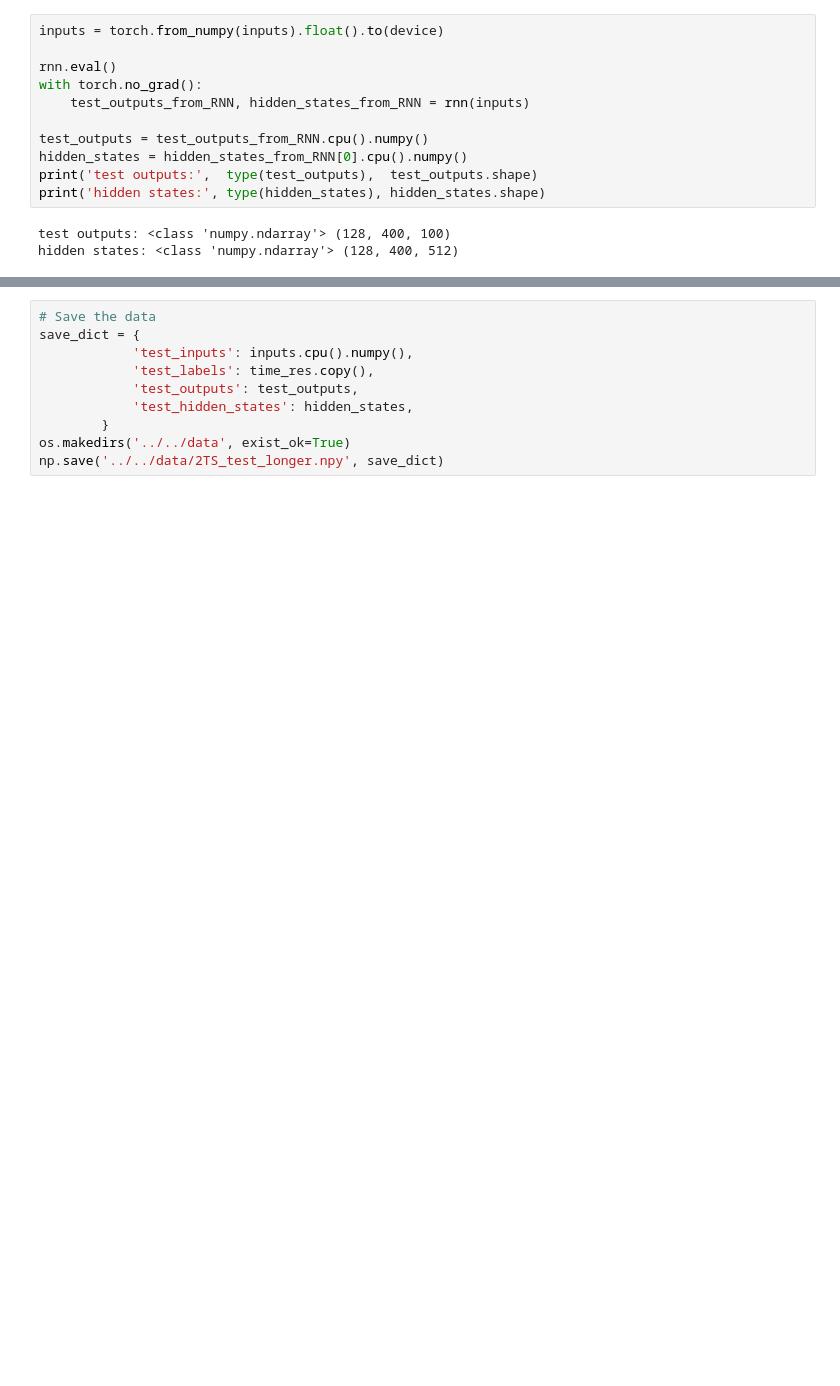
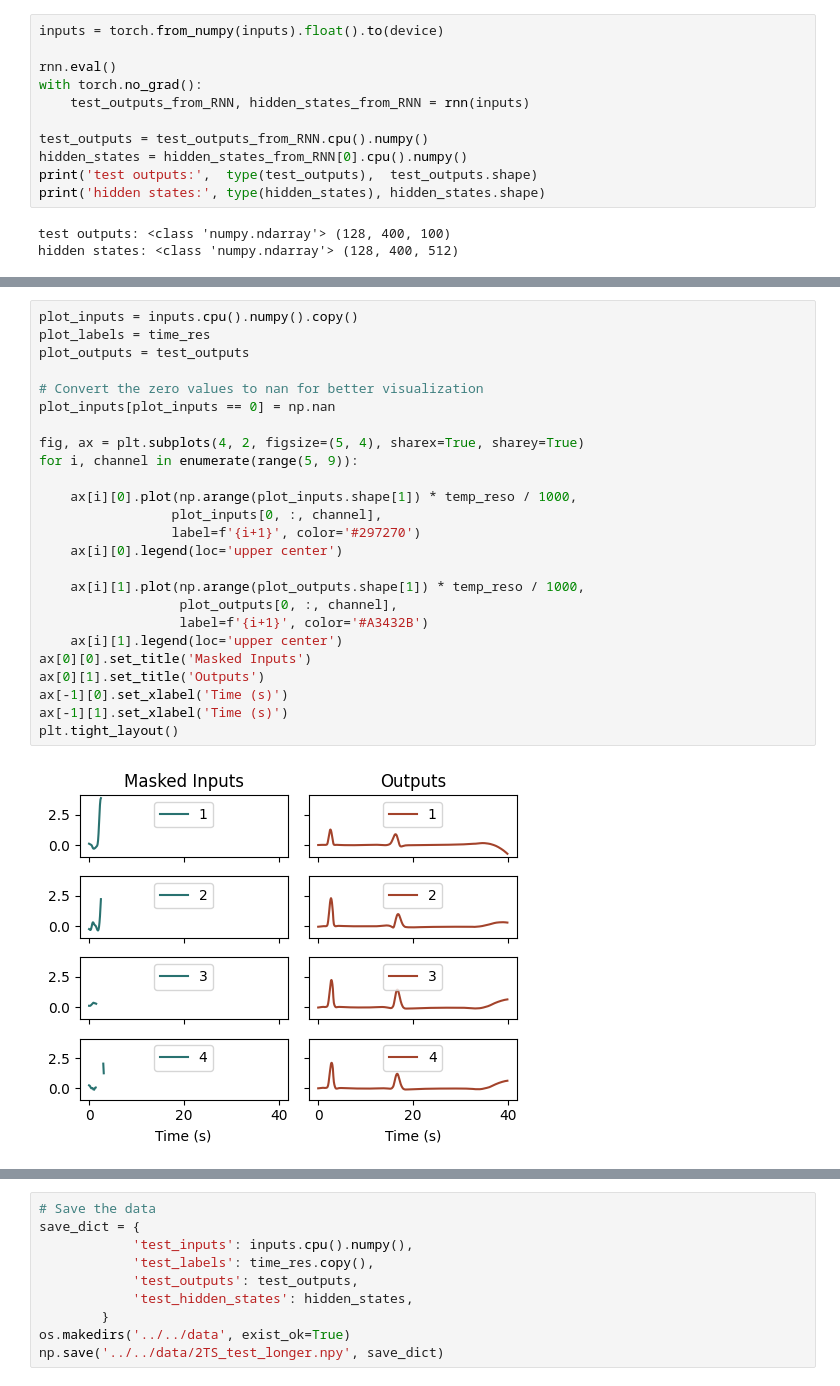
Before and after one commit to qrsyu/STCell, a Jupyter notebook: code/time_exp/2TS_test_longer.ipynb, the cells around one changed output, grey strips where cells are left out. Drawn from its saved outputs; the diff is of its cells as text; blank space fills up the shorter version.

```diff
--- a/code/time_exp/2TS_test_longer.ipynb
+++ b/code/time_exp/2TS_test_longer.ipynb
@@ -271,3 +234,30 @@ Text(0, 0.5, 'Channels')
+# %%
+plot_inputs = inputs.cpu().numpy().copy()
+plot_labels = time_res
+plot_outputs = test_outputs
+
+# Convert the zero values to nan for better visualization
+plot_inputs[plot_inputs == 0] = np.nan
+
+fig, ax = plt.subplots(4, 2, figsize=(5, 4), sharex=True, sharey=True)
+for i, channel in enumerate(range(5, 9)):
+
+    ax[i][0].plot(np.arange(plot_inputs.shape[1]) * temp_reso / 1000,
+                 plot_inputs[0, :, channel],
+                 label=f'{i+1}', color='#297270')
+    ax[i][0].legend(loc='upper center')
+
+    ax[i][1].plot(np.arange(plot_outputs.shape[1]) * temp_reso / 1000,
+                  plot_outputs[0, :, channel],
+                  label=f'{i+1}', color='#A3432B')
+    ax[i][1].legend(loc='upper center')
+ax[0][0].set_title('Masked Inputs')
+ax[0][1].set_title('Outputs')
+ax[-1][0].set_xlabel('Time (s)')
+ax[-1][1].set_xlabel('Time (s)')
+plt.tight_layout()
+# %% [output]
+[figure, added]
 # %%
 from func import plt_hs
 # Averge accross the batch
```
Also changed, not shown: parts of 10 cells of this notebook, 8 other files.
